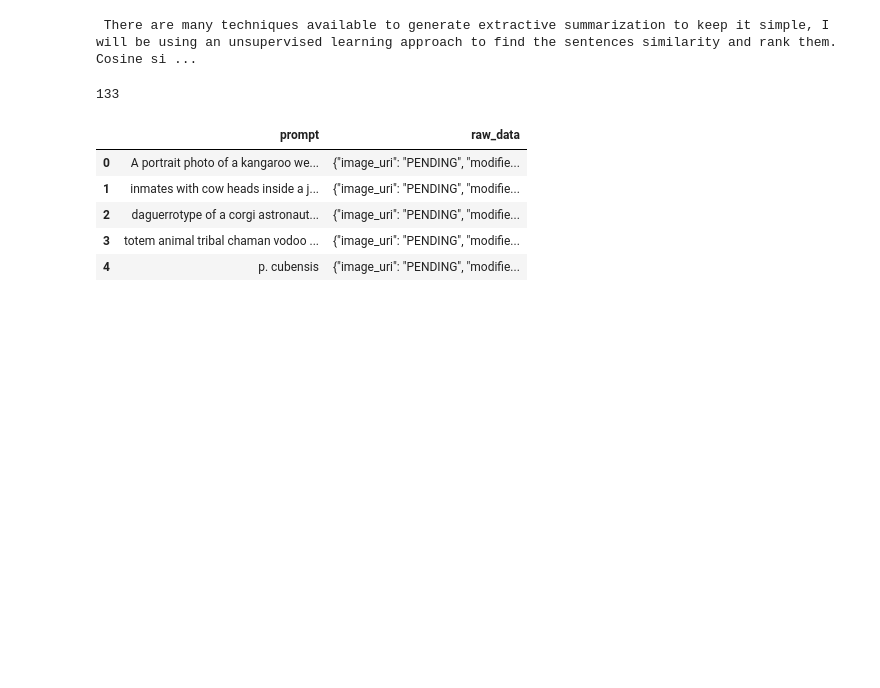
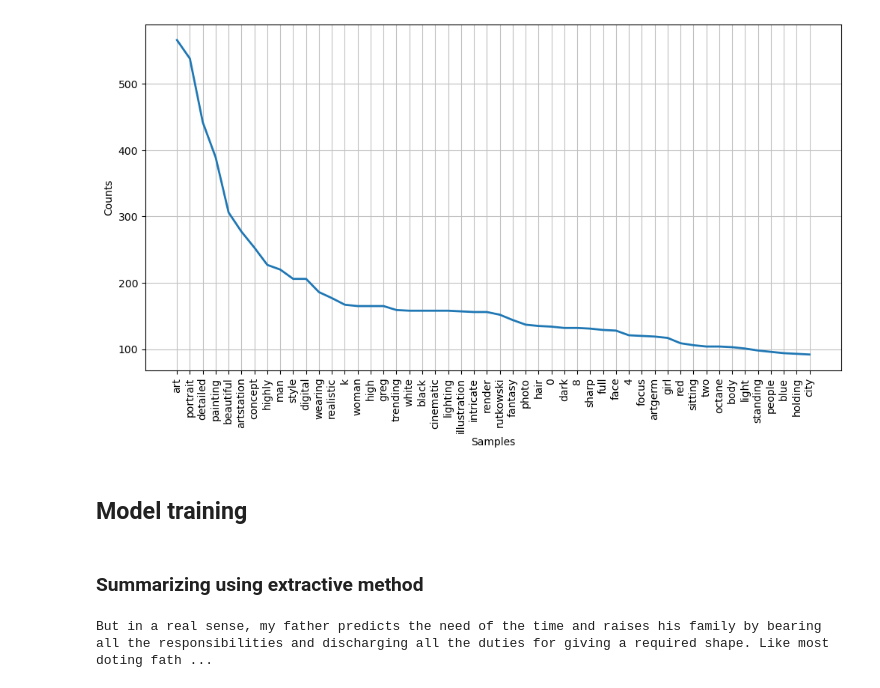
Before and after one commit to jia-jjin/essay-2-image, a Jupyter notebook: project.ipynb, the cells around one changed output. Cells and saved outputs as stored; diff of their text form; code cells hidden in the pictures; blank space fills up the shorter version.

```diff
--- a/project.ipynb
+++ b/project.ipynb
@@ -0,0 +67,4 @@
+# %%
+df['prompt'] = df['prompt'].apply(lambda row: ''.join(list(filter(lambda char: char not in string.punctuation, row))))
+# %%
+df['prompt'] = df['prompt'].apply(lambda row: ' '.join(list(filter(lambda char: char not in stop_words and char != "", row.lower().split(' ')))))
@@ -0,0 +82,2 @@
+# %%
+words = word_tokenize(' '.join(df.values.flatten()))
@@ -0,0 +126,2 @@
+# %%
+freq_dist = FreqDist(words)
@@ -1,30 +137,52 @@
+# %%
+plt.figure(figsize=(12,6))
+freq_dist.plot(50)
+plt.show()
+# %% [output]
+[figure, added]
+# %% [markdown]
+## Model training
+# %% [markdown]
+### Summarizing using extractive method
 # %%
 import nltk
+import string
 from nltk.corpus import stopwords
 from nltk.tokenize import word_tokenize, sent_tokenize
 
-# Input text - to summarize
-text = "There are many techniques available to generate extractive summarization to keep it simple, I will be using an unsupervised learning approach to find the sentences similarity and rank them. Summarization can be defined as a task of producing a concise and fluent summary while preserving key information and overall meaning. One benefit of this will be, you don’t need to train and build a model prior start using it for your project. It’s good to understand Cosine similarity to make the best use of the code you are going to see. Cosine similarity is a measure of similarity between two non-zero vectors of an inner product space that measures the cosine of the angle between them. Its measures cosine of the angle between vectors. The angle will be 0 if sentences are similar."
+text = """
+My father is the man who heads and leads our family. He brings the family into reality. But in a real sense, my father predicts the need of the time and raises his family by bearing all the responsibilities and discharging all the duties for giving a required shape. I respect him for his great deeds.
 
-# Tokenizing the text
+My father is financially weak but fulfils my genuine requirements and guarantees that I should not be a survivor of feelings of inadequacy. My poor father does not hesitate to sweat heavily to enhance his earnings for my sake. He eats a little less but does not think twice about taking care of mine.
+
+My father does not force me to go for a career of my papa’s choice. He does not want that his son should follow only his profession. He wants that his son should go according to his own choice, suitability, and capability. The tradition of specific jobs running in the family is literally dying. A doctor is not wanting his son to be a doctor, a professor is avoiding his profession for his children, an army officer is not forcing his son to join the defence forces, and so on. But my father desires his son should go for a better future.
+
+My Father is a mature and agreeable individual who assists me make important decisions. Like most doting fathers, he plays a very important role in my life helping me build my career as well as resolve my everyday issues too. When I am looking for help and guidance against the odds, I, first of all, approached my father who comes forward leaving all his personal priorities and doing the needful. My father is a person who works tirelessly and makes countless penances to figure out my issues.
+
+My father goes with me in all the activities ensuring my correct moves. He really looks at my problem and moulds me by giving lectures in the series in order to form a lovely sense in my mind. His concern is for my better career. My father is mature enough, knowledgeable, and very much aware of my cutting-edge needs, evaluates my inclination as well as decision, and does all-out efforts to develop me for accomplishing my objective.
+
+My father is educated and has a logical vision. Today, my father has transformed into a trendy dad. His thinking is new which suits the time. He takes full advantage of his knowledge and modernization in raising me suitably and making me capable and confident to confront the competitive life that is prevailing today.
+
+My father as an ideal father makes all efforts to meet my necessities. He would rather not leave any lacuna which may affect my development and career-building process.
+
+We celebrate Father’s Day every year on 19 June to strengthen the relationship and remind a father of the sacrifices he endured towards his kids when they were in need.
+
+It is very important that we should give deep respect and pay the highest regard to our fathers.
+"""
+
 stopWords = set(stopwords.words("english"))
 words = word_tokenize(text)
-
-# Creating a frequency table to keep the
-# score of each word
 
 freqTable = dict()
 for word in words:
     word = word.lower()
-    if word in stopWords:
+    if word in stopWords or word in string.punctuation:
         continue
     if word in freqTable:
         freqTable[word] += 1
     else:
         freqTable[word] = 1
 
-# Creating a dictionary to keep the score
-# of each sentence
 sentences = sent_tokenize(text)
 sentenceValue = dict()
 
@@ -42,20 +200,14 @@ sumValues = 0
 for sentence in sentenceValue:
     sumValues += sentenceValue[sentence]
 
-# Average value of a sentence from the original text
-
 average = int(sumValues / len(sentenceValue))
 
-# Storing sentences into our summary.
 summary = ''
+prompts = []
 for sentence in sentences:
-    if (sentence in sentenceValue) and (sentenceValue[sentence] > (1.2 * average)):
-        summary += " " + sentence
+    if (sentence in sentenceValue) and (sentenceValue[sentence] > (1.5 * average)):
+        summary += sentence + " "
+        prompts.append(sentence)
 print(summary)
 # %% [output]
- There are many techniques available to generate extractive summarization to keep it simple, I will be using an unsupervised learning approach to find the sentences similarity and rank them. Cosine si ...
+But in a real sense, my father predicts the need of the time and raises his family by bearing all the responsibilities and discharging all the duties for giving a required shape. Like most doting fath ...
-# %%
-len("There are many techniques available to generate extractive summarization to keep it simple, I will be using an unsupervised learning approach to find the sentences similarity and rank them. Cosine similarity is a measure of similarity between two non-zero vectors of an inner product space that measures the cosine of the angle between them.".split())
-len("There are many techniques available to generate extractive summarization to keep it simple, I will be using an unsupervised learning approach to find the sentences similarity and rank them. Summarization can be defined as a task of producing a concise and fluent summary while preserving key information and overall meaning. One benefit of this will be, you don’t need to train and build a model prior start using it for your project. It’s good to understand Cosine similarity to make the best use of the code you are going to see. Cosine similarity is a measure of similarity between two non-zero vectors of an inner product space that measures the cosine of the angle between them. Its measures cosine of the angle between vectors. The angle will be 0 if sentences are similar.".split())
-# %% [output]
-133
@@ -65,9 +213,0 @@ df = pd.read_csv("1k.csv")
-# %%
-df.head()
-# %% [output]
-|  | prompt | raw_data |
-| 0 | A portrait photo of a kangaroo we... | {"image_uri": "PENDING", "modifie... |
-| 1 | inmates with cow heads inside a j... | {"image_uri": "PENDING", "modifie... |
-| 2 | daguerrotype of a corgi astronaut... | {"image_uri": "PENDING", "modifie... |
-| 3 | totem animal tribal chaman vodoo ... | {"image_uri": "PENDING", "modifie... |
-| 4 | p. cubensis | {"image_uri": "PENDING", "modifie... |
```
Also changed, not shown: parts of 27 cells of this notebook, 7 other files.
